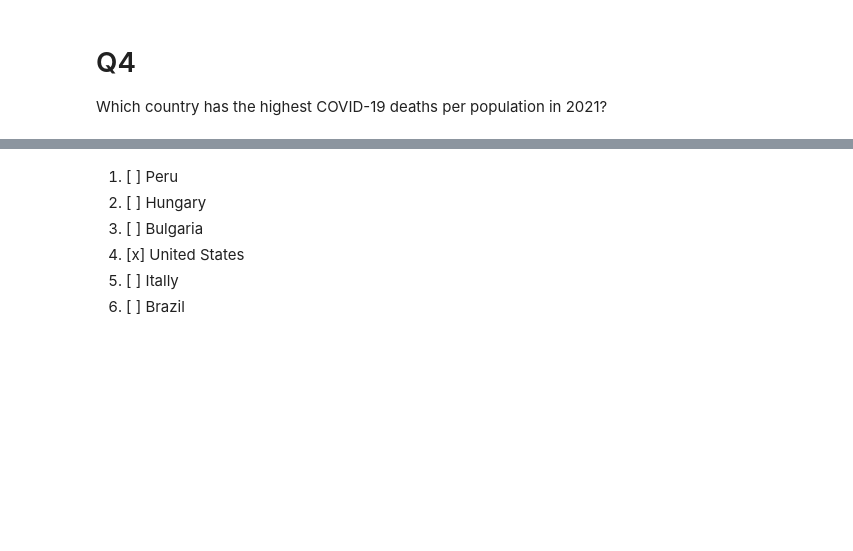
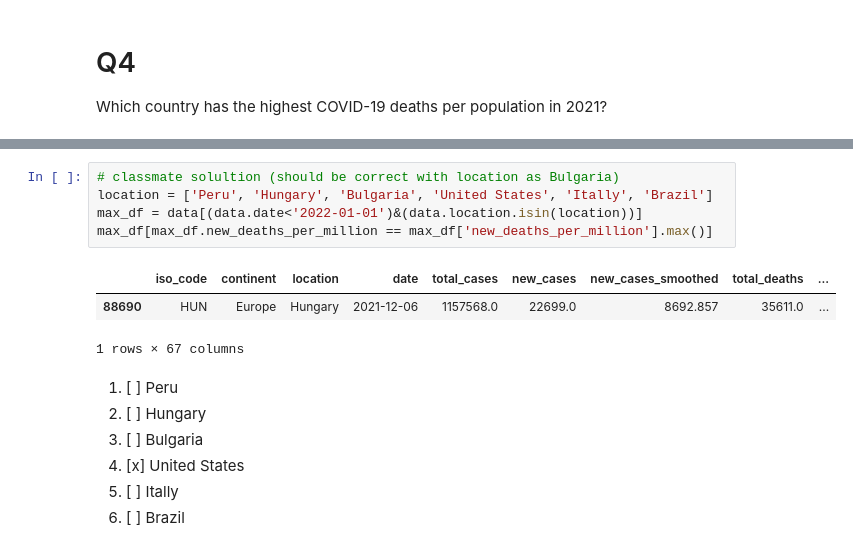
Before and after one commit to belongtothenight/BD_ML_Code, a Jupyter notebook: src/BD_midterm.ipynb, the cells around one changed output, grey strips where cells are left out. Drawn from its saved outputs; the diff is of its cells as text; blank space fills up the shorter version.

```diff
--- a/src/BD_midterm.ipynb
+++ b/src/BD_midterm.ipynb
@@ -128,3 +138,12 @@ death_temp.sort_values(by=['total_deaths'], ascending=False).head()
+# %%
+# classmate solultion (should be correct with location as Bulgaria)
+location = ['Peru', 'Hungary', 'Bulgaria', 'United States', 'Itally', 'Brazil']
+max_df = data[(data.date<'2022-01-01')&(data.location.isin(location))]
+max_df[max_df.new_deaths_per_million == max_df['new_deaths_per_million'].max()]
+# %% [output]
+|  | iso_code | continent | location | date | total_cases | new_cases | new_cases_smoothed | total_deaths | ... |
+| 88690 | HUN | Europe | Hungary | 2021-12-06 | 1157568.0 | 22699.0 | 8692.857 | 35611.0 | ... |
+1 rows × 67 columns
 # %% [markdown]
 1. [ ] Peru
 2. [ ] Hungary
```
Also changed, not shown: parts of 3 cells of this notebook.
